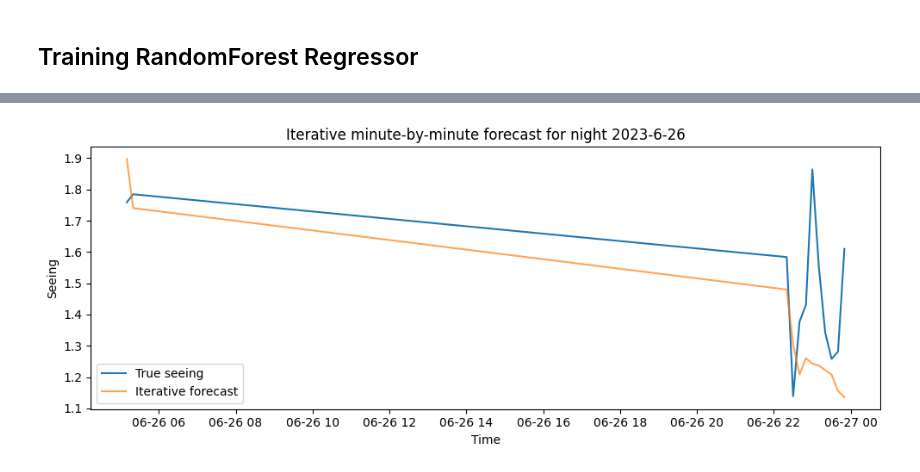
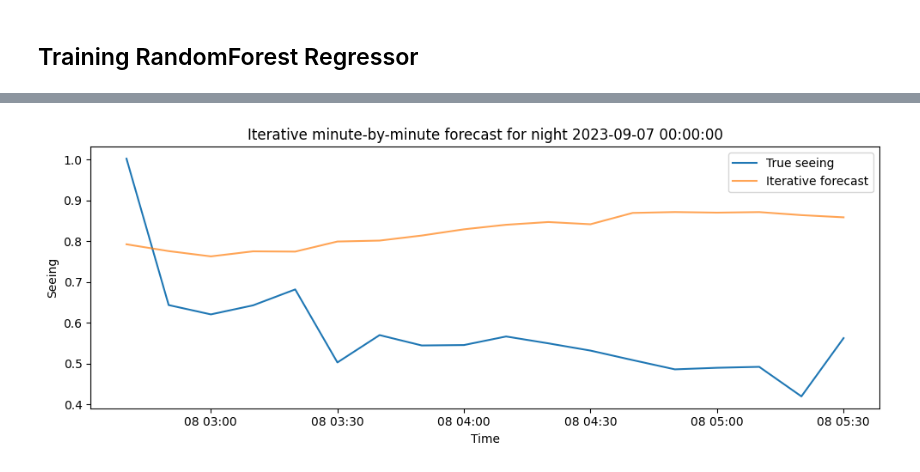
Before and after one commit to gdapablo/Seeing_forecast, a Jupyter notebook: notebooks/ML_lag_features.ipynb, the cells around one changed output, grey strips where cells are left out. Drawn from its saved outputs; the diff is of its cells as text; code cells hidden in the pictures.

```diff
--- a/notebooks/ML_lag_features.ipynb
+++ b/notebooks/ML_lag_features.ipynb
@@ -22,14 +22,31 @@ df.head()
 temp_cols = ['year', 'month', 'day', 'hour', 'minute']
 df['timestamp'] = pd.to_datetime(df[temp_cols])
 
-# Ordering the dataframe based on the timestamp
+# Order by time and use timestamp as index
 df_sorted = df.sort_values('timestamp').copy()
-
-# We use the timestamp as an index
 df_sorted.index = df_sorted['timestamp']
 
-# Create a night_id identifier for each night (based on calendar date)
-df_sorted['night_id'] = df_sorted[['year', 'month', 'day']].astype(str).agg('-'.join, axis=1)
+# Define nights as shifts: 17:00 (D) → 08:00 (D+1)
+ts = df_sorted['timestamp']
+hours = ts.dt.hour
+
+# Nighttime mask: only 17:00–23:50 and 00:00–07:50
+is_night = (hours >= 17) | (hours < 8)
+
+# Base date at midnight of the calendar day
+night_date = ts.dt.normalize()
+
+# For times before 08:00, assign them to the previous calendar day
+night_date[hours < 8] = night_date[hours < 8] - pd.Timedelta(days=1)
+
+# Drop daytime rows and keep only real nights
+night_date[~is_night] = pd.NaT
+
+# Final night_id as a datetime (one per shift)
+df_sorted['night_id'] = night_date
+
+# Optionally, keep only nighttime rows going forward
+df_sorted = df_sorted[is_night].copy()
 
 df_sorted.head()
 # %% [output]
@@ -334,38 +351,38 @@ for night in example_nights:
 # %%
 # Optional: simulate iterative minute-by-minute forecasting on one held-out night
 
-sample_night = test_nights[1]
+sample_night = test_nights[8]
 night_data = df_lagged[df_lagged['night_id'] == sample_night].copy().sort_index()
 
 # We'll start after we have full lag history (already ensured by df_lagged construction)
 iterative_preds = []
 current_df = night_data.copy()
 
 for t in range(len(current_df)):
     row = current_df.iloc[t].copy()
 
     # Build feature vector as model expects (same columns as X: drop Seeing, timestamp, night_id)
     X_row = row.drop(labels=['Seeing', 'timestamp', 'night_id']).values.reshape(1, -1)
     y_hat = best_rf.predict(X_row)[0]
     iterative_preds.append(y_hat)
 
     # For subsequent steps, replace the true seeing with the predicted one in the lag chain
     if t + 1 < len(current_df):
         # Update "future" row lags that depend on current Seeing
         for p in lag_periods_seeing:
             idx = t + p
             if idx < len(current_df):
                 current_df.iloc[idx, current_df.columns.get_loc(f'Seeing_lag_{p}')] = y_hat
 
 # Plot iterative vs true for this night
 plt.figure(figsize=(10, 4))
 plt.plot(night_data.index, np.exp(night_data['Seeing']), label='True seeing')
 plt.plot(night_data.index, np.exp(iterative_preds), label='Iterative forecast', alpha=0.7)
 plt.title(f'Iterative minute-by-minute forecast for night {sample_night}')
 plt.xlabel('Time')
 plt.ylabel('Seeing')
 plt.legend()
 plt.tight_layout()
 plt.show()
 # %% [output]
-[figure, old version]
+[figure, new version]
```
Also changed, not shown: parts of 10 cells of this notebook.
